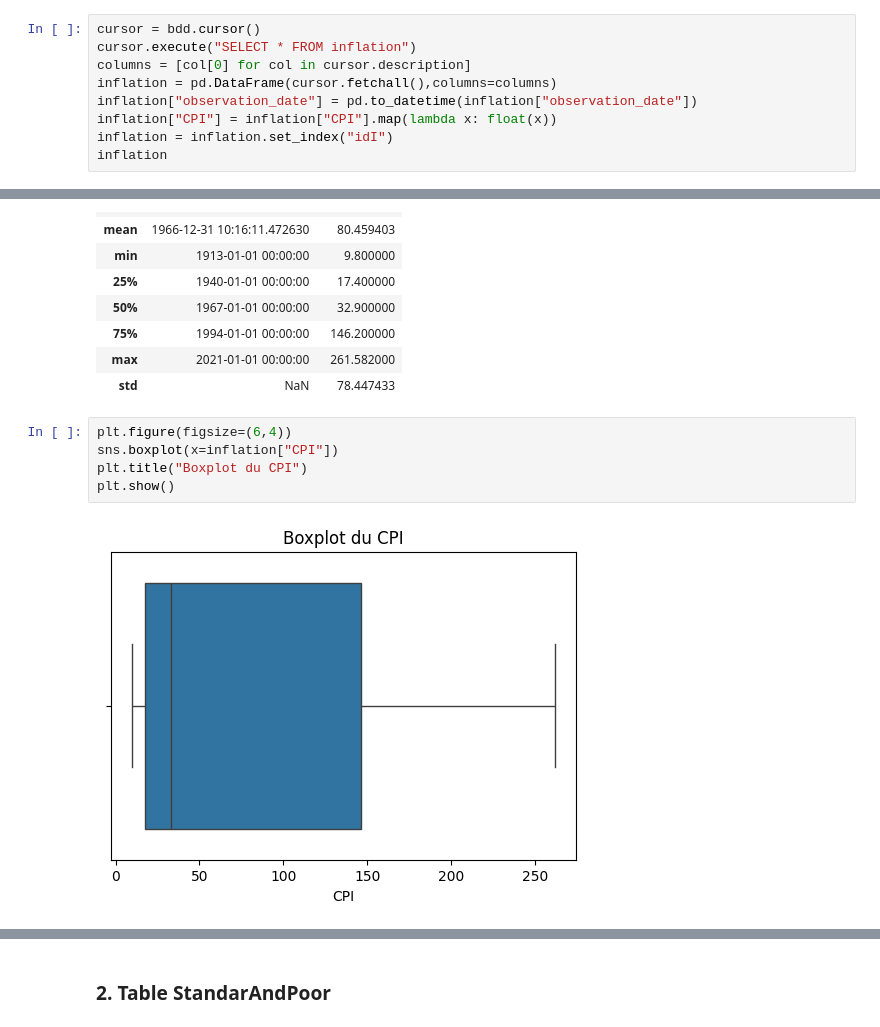
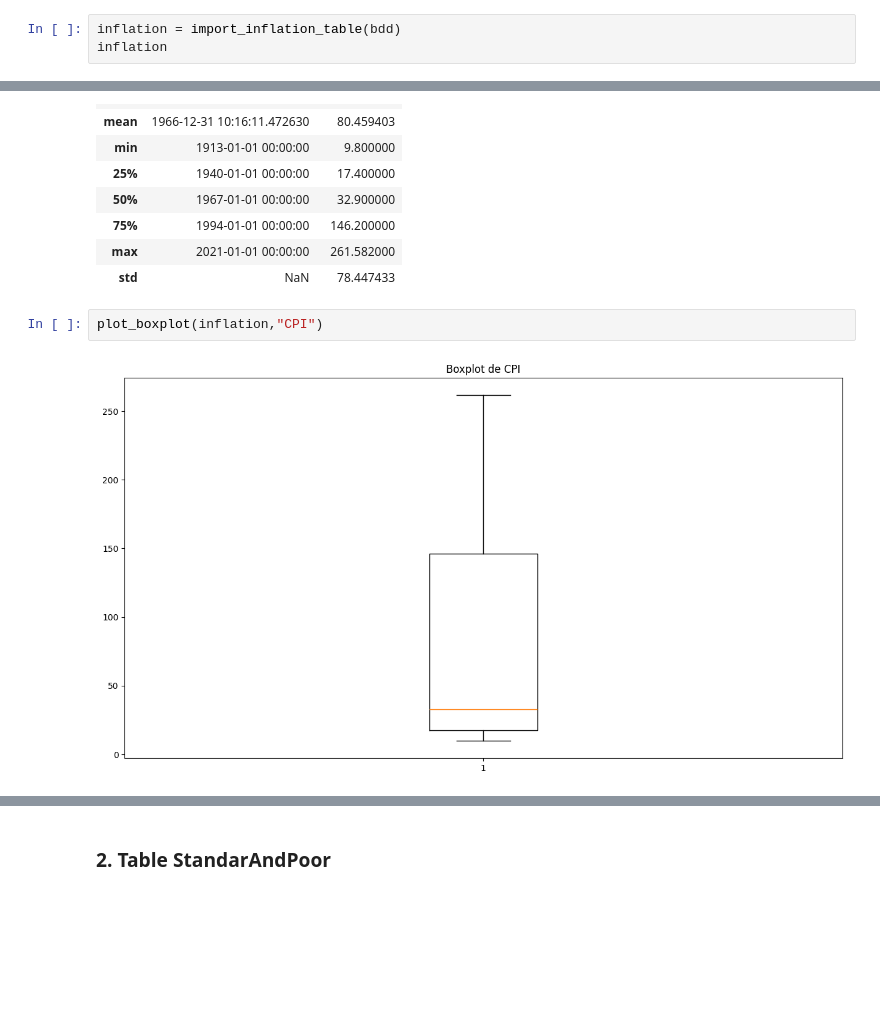
Before and after one commit to gcolpari/STOCKMARKET_PREDICTION-, a Jupyter notebook: AED.ipynb, the cells around one changed output, grey strips where cells are left out. Cells and saved outputs as stored; diff of their text form; blank space fills up the shorter version.

Commit message:
update: AED
-Création d’une fonction de plot général
-Création d’une fonction d’import de table de la BDD pour réutilisation

```diff
--- a/AED.ipynb
+++ b/AED.ipynb
@@ -46,13 +98,7 @@ def plot_linear(df):
 # %% [markdown]
 ### 1.Inflation
 # %%
-cursor = bdd.cursor()
-cursor.execute("SELECT * FROM inflation")
-columns = [col[0] for col in cursor.description]
-inflation = pd.DataFrame(cursor.fetchall(),columns=columns)
-inflation["observation_date"] = pd.to_datetime(inflation["observation_date"])
-inflation["CPI"] = inflation["CPI"].map(lambda x: float(x))
-inflation = inflation.set_index("idI")
+inflation = import_inflation_table(bdd)
 inflation
 # %% [output]
 |  | observation_date | CPI |
@@ -82,10 +128,7 @@ inflation.describe()
 | max | 2021-01-01 00:00:00 | 261.582000 |
 | std | NaN | 78.447433 |
 # %%
-plt.figure(figsize=(6,4))
-sns.boxplot(x=inflation["CPI"])
-plt.title("Boxplot du CPI")
-plt.show()
+plot_boxplot(inflation,"CPI")
 # %% [output]
-[figure, old version]
+[figure, new version]
 # %%
```
Also changed, not shown: parts of 13 cells of this notebook.
